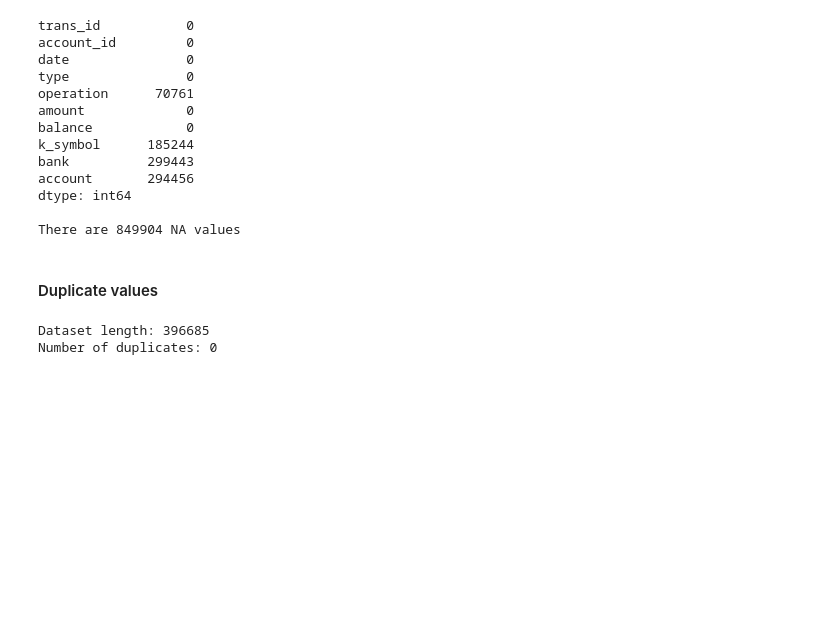
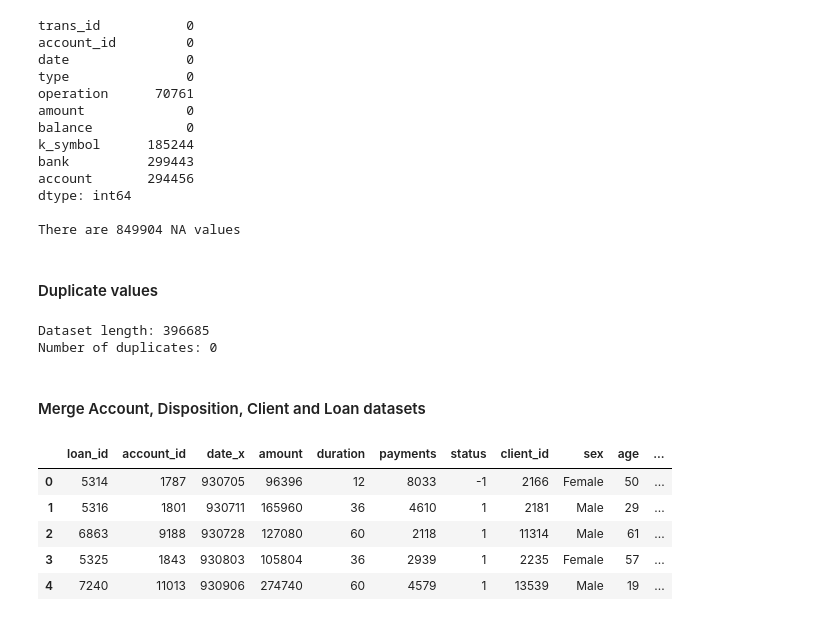
Before and after one commit to DanielaTomas/FCUP-DM1, a Jupyter notebook: DM1.ipynb, the cells around one changed output. Cells and saved outputs as stored; diff of their text form; code cells hidden in the pictures; blank space fills up the shorter version.

```diff
--- a/DM1.ipynb
+++ b/DM1.ipynb
@@ -581,3 +581,21 @@ print("Number of duplicates: " + str(trans_dev.duplicated().sum()))
 # %% [output]
 Dataset length: 396685
 Number of duplicates: 0
+# %% [markdown]
+#### Merge Account, Disposition, Client and Loan datasets
+# %%
+account_disp = pd.merge(account, disp, on='account_id', how='inner')
+account_disp_client = pd.merge(client, account_disp, on='client_id', how='inner')
+account_disp_client_loan = pd.merge(loan_dev, account_disp_client, on='account_id', how='inner')
+account_disp_client_loan['district_id'] = (account_disp_client_loan['district_id_x'] + account_disp_client_loan['district_id_y']) / 2
+account_disp_client_loan.drop('district_id_x', axis=1, inplace=True)
+account_disp_client_loan.drop('district_id_y', axis=1, inplace=True)
+
+account_disp_client_loan.head()
+# %% [output]
+|  | loan_id | account_id | date_x | amount | duration | payments | status | client_id | sex | age | ... |
+| 0 | 5314 | 1787 | 930705 | 96396 | 12 | 8033 | -1 | 2166 | Female | 50 | ... |
+| 1 | 5316 | 1801 | 930711 | 165960 | 36 | 4610 | 1 | 2181 | Male | 29 | ... |
+| 2 | 6863 | 9188 | 930728 | 127080 | 60 | 2118 | 1 | 11314 | Male | 61 | ... |
+| 3 | 5325 | 1843 | 930803 | 105804 | 36 | 2939 | 1 | 2235 | Female | 57 | ... |
+| 4 | 7240 | 11013 | 930906 | 274740 | 60 | 4579 | 1 | 13539 | Male | 19 | ... |
```
Also changed, not shown: parts of 16 cells of this notebook, 1 other file.
